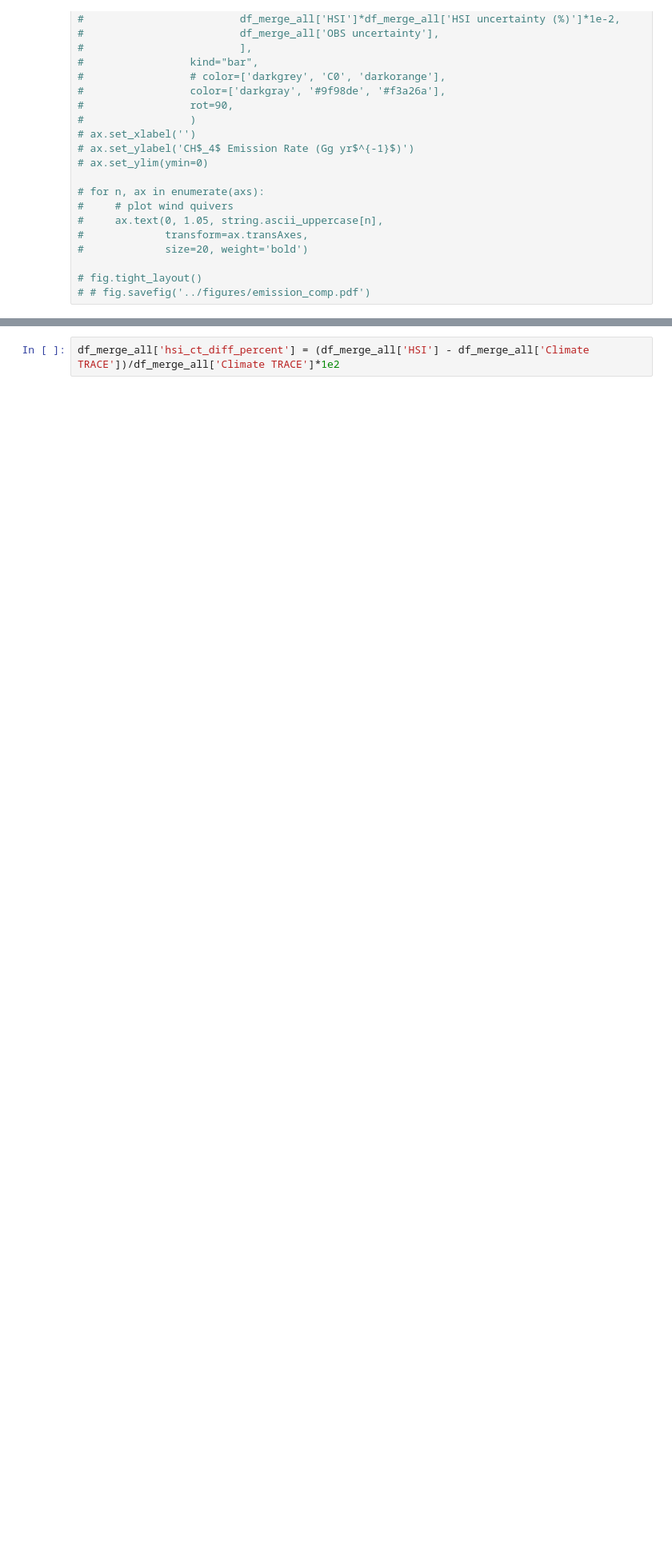
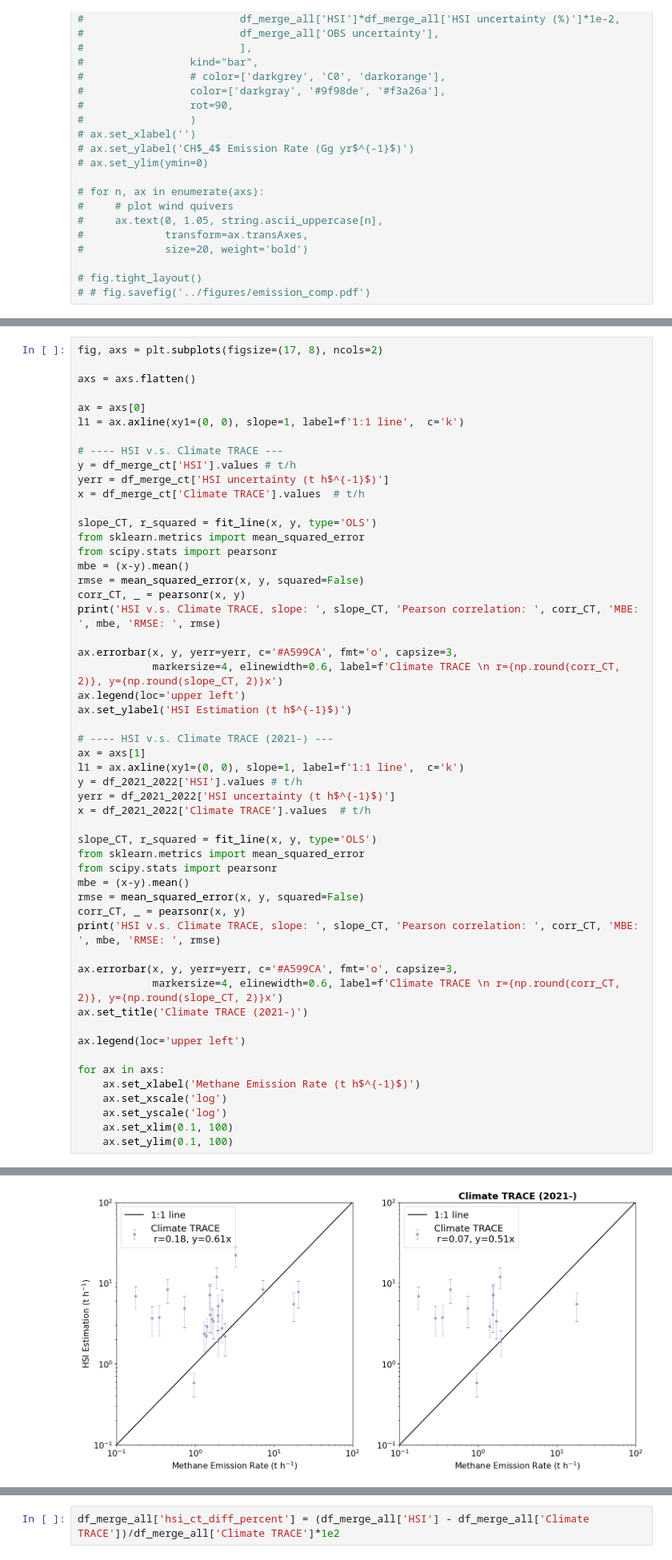
Before and after one commit to zxdawn/Hyper-Landfill, a Jupyter notebook: notebooks/emission_comp_th.ipynb, the cells around one changed output, grey strips where cells are left out. Shown at 80% size. Saved outputs shown, nothing was run; the diff lists cells and outputs as text; blank space fills up the shorter version.

```diff
--- a/notebooks/emission_comp_th.ipynb
+++ b/notebooks/emission_comp_th.ipynb
@@ -916,0 +911,54 @@ df_merge_obs_nonan
+# %%
+fig, axs = plt.subplots(figsize=(17, 8), ncols=2)
+
+axs = axs.flatten()
+
+ax = axs[0]
+l1 = ax.axline(xy1=(0, 0), slope=1, label=f'1:1 line',  c='k')
+
+# ---- HSI v.s. Climate TRACE ---
+y = df_merge_ct['HSI'].values # t/h
+yerr = df_merge_ct['HSI uncertainty (t h$^{-1}$)']
+x = df_merge_ct['Climate TRACE'].values  # t/h
+
+slope_CT, r_squared = fit_line(x, y, type='OLS')
+from sklearn.metrics import mean_squared_error
+from scipy.stats import pearsonr
+mbe = (x-y).mean()
+rmse = mean_squared_error(x, y, squared=False)
+corr_CT, _ = pearsonr(x, y)
+print('HSI v.s. Climate TRACE, slope: ', slope_CT, 'Pearson correlation: ', corr_CT, 'MBE: ', mbe, 'RMSE: ', rmse)
+
+ax.errorbar(x, y, yerr=yerr, c='#A599CA', fmt='o', capsize=3,
+            markersize=4, elinewidth=0.6, label=f'Climate TRACE \n r={np.round(corr_CT, 2)}, y={np.round(slope_CT, 2)}x')
+ax.legend(loc='upper left')
+ax.set_ylabel('HSI Estimation (t h$^{-1}$)')
+
+# ---- HSI v.s. Climate TRACE (2021-) ---
+ax = axs[1]
+l1 = ax.axline(xy1=(0, 0), slope=1, label=f'1:1 line',  c='k')
+y = df_2021_2022['HSI'].values # t/h
+yerr = df_2021_2022['HSI uncertainty (t h$^{-1}$)']
+x = df_2021_2022['Climate TRACE'].values  # t/h
+
+slope_CT, r_squared = fit_line(x, y, type='OLS')
+from sklearn.metrics import mean_squared_error
+from scipy.stats import pearsonr
+mbe = (x-y).mean()
+rmse = mean_squared_error(x, y, squared=False)
+corr_CT, _ = pearsonr(x, y)
+print('HSI v.s. Climate TRACE, slope: ', slope_CT, 'Pearson correlation: ', corr_CT, 'MBE: ', mbe, 'RMSE: ', rmse)
+
+ax.errorbar(x, y, yerr=yerr, c='#A599CA', fmt='o', capsize=3,
+            markersize=4, elinewidth=0.6, label=f'Climate TRACE \n r={np.round(corr_CT, 2)}, y={np.round(slope_CT, 2)}x')
+ax.set_title('Climate TRACE (2021-)')
+
+ax.legend(loc='upper left')
+
+for ax in axs:
+    ax.set_xlabel('Methane Emission Rate (t h$^{-1}$)')
+    ax.set_xscale('log')
+    ax.set_yscale('log')
+    ax.set_xlim(0.1, 100)
+    ax.set_ylim(0.1, 100)
+# %% [output]
@@ -916,0 +969 @@ df_merge_obs_nonan
+[figure, added]
```
Also changed, not shown: parts of 10 cells of this notebook.
